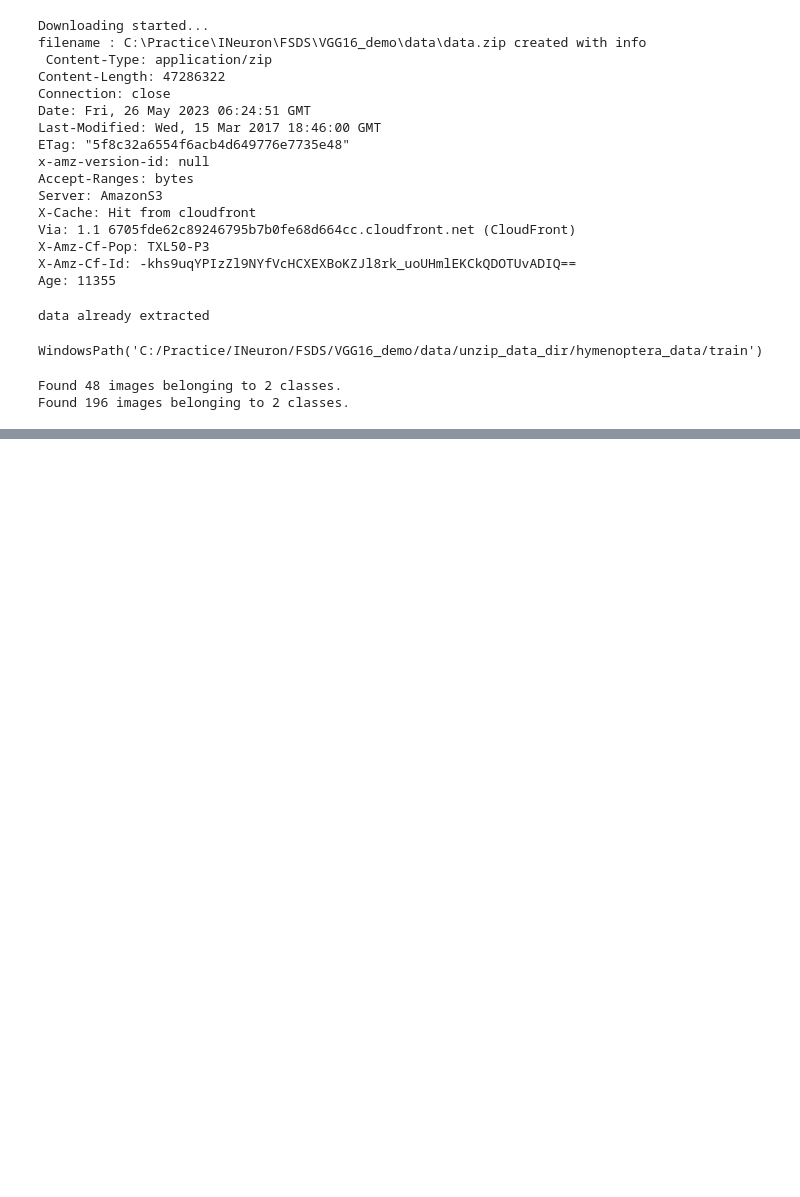
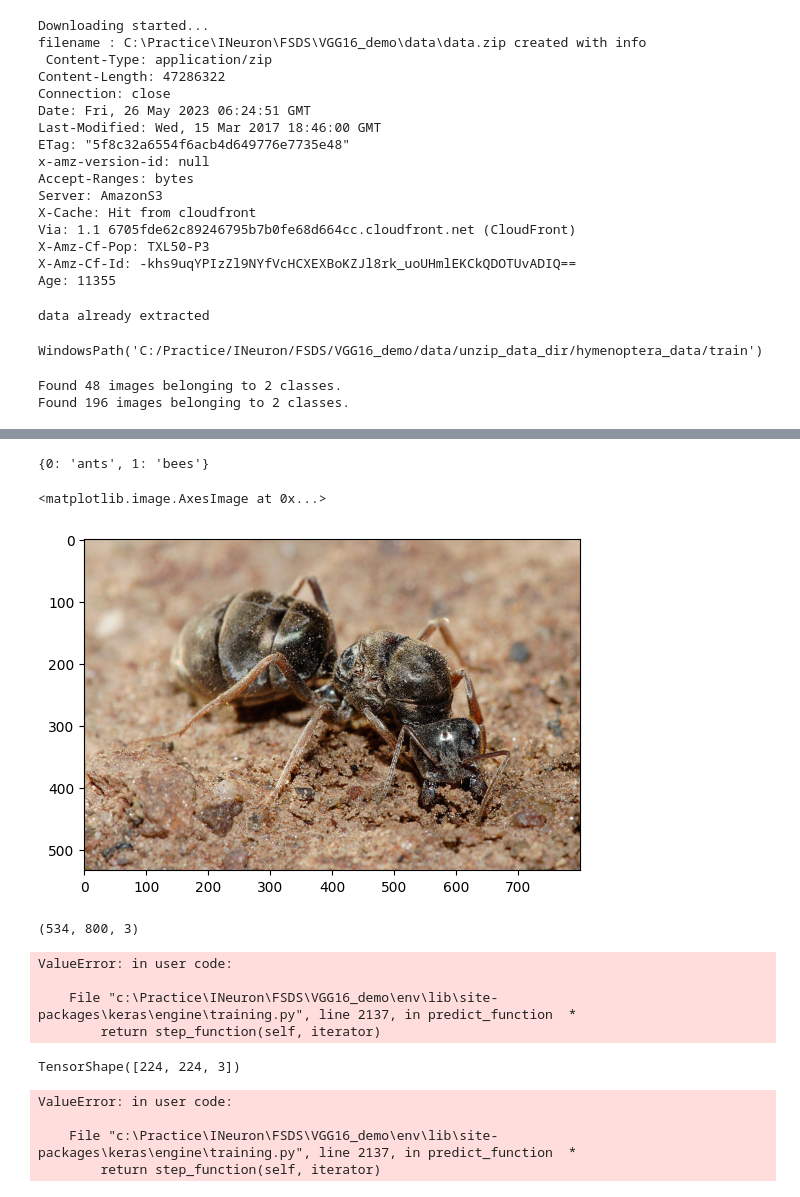
Before and after one commit to Muhammad-Zeerak-Khan/VGG16_demo, a Jupyter notebook: notebook/VGG demo.ipynb, the cells around one changed output, grey strips where cells are left out. Saved outputs shown, nothing was run; the diff lists cells and outputs as text; code cells hidden in the pictures; blank space fills up the shorter version.

```diff
--- a/notebook/VGG demo.ipynb
+++ b/notebook/VGG demo.ipynb
@@ -149,0 +285,27 @@ Downloading data from https://storage.googleapis.com/tensorflow/keras-applicatio
+# %%
+label_map = {value : key for key, value in train_generator.class_indices.items()}
+label_map
+# %% [output]
+{0: 'ants', 1: 'bees'}
+# %%
+test_img = plt.imread(r"C:\Practice\INeuron\FSDS\VGG16_demo\data\unzip_data_dir\hymenoptera_data\val\ants\800px-Meat_eater_ant_qeen_excavating_hole.jpg")
+# %%
+plt.imshow(test_img)
+# %% [output]
+<matplotlib.image.AxesImage at 0x...>
+[figure, added]
+# %%
+test_img.shape
+# %% [output]
+(534, 800, 3)
+# %%
+model.predict(test_img)
+# %% [output]
+ValueError: in user code:
+
+    File "c:\Practice\INeuron\FSDS\VGG16_demo\env\lib\site-packages\keras\engine\training.py", line 2137, in predict_function  *
+        return step_function(self, iterator)
+# %%
+tf.image.resize(test_img, size = (224,224)).shape
+# %% [output]
+TensorShape([224, 224, 3])
@@ -149,0 +314,7 @@ Downloading data from https://storage.googleapis.com/tensorflow/keras-applicatio
+# %%
+model.predict(resized_img)
+# %% [output]
+ValueError: in user code:
+
+    File "c:\Practice\INeuron\FSDS\VGG16_demo\env\lib\site-packages\keras\engine\training.py", line 2137, in predict_function  *
+        return step_function(self, iterator)
```
Also changed, not shown: parts of 18 cells of this notebook.
